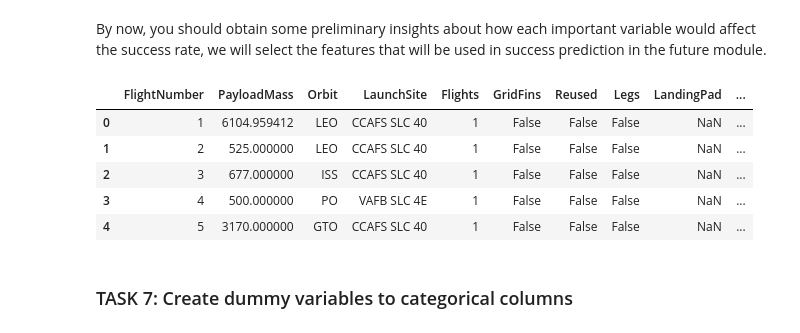
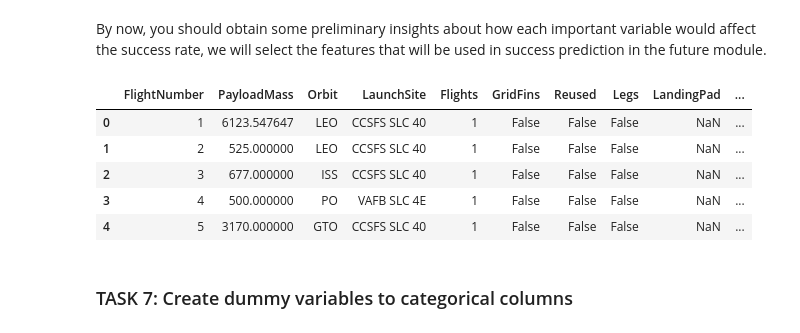
Before and after one commit to nooby17-jpg/spacey_vs_spacex, a Jupyter notebook: eda_data_visualization.ipynb, the cells around one changed output. Cells and saved outputs as stored; diff of their text form; code cells hidden in the pictures.

```diff
--- a/eda_data_visualization.ipynb
+++ b/eda_data_visualization.ipynb
@@ -51,7 +51,7 @@ import seaborn as sns
 # %% [markdown]
 First, let's read the SpaceX dataset into a Pandas dataframe and print its summary
 # %%
-df=pd.read_csv("https://cf-courses-data.s3.us.cloud-object-storage.appdomain.cloud/IBM-DS0321EN-SkillsNetwork/datasets/dataset_part_2.csv")
+df=pd.read_csv("dataset_part_2.csv")
 
 # If you were unable to complete the previous lab correctly you can uncomment and load this csv
 
@@ -189,15 +189,15 @@ you can observe that the sucess rate since 2013 kept increasing till 2020
 # %% [markdown]
 By now, you should obtain some preliminary insights about how each important variable would affect the success rate, we will select the features that will be used in success prediction in the future module.
 # %%
-features = df[['FlightNumber', 'PayloadMass', 'Orbit', 'LaunchSite', 'Flights', 'GridFins', 'Reused', 'Legs', 'LandingPad', 'Block', 'ReusedCount', 'Serial']]
+features = df[['FlightNumber', 'PayloadMass', 'Orbit', 'LaunchSite', 'Flights', 'GridFins', 'Reused', 'Legs', 'LandingPad', 'Block', 'ReusedCount', 'Serial', 'Class']]
 features.head()
 # %% [output]
 |  | FlightNumber | PayloadMass | Orbit | LaunchSite | Flights | GridFins | Reused | Legs | LandingPad | ... |
-| 0 | 1 | 6104.959412 | LEO | CCAFS SLC 40 | 1 | False | False | False | NaN | ... |
-| 1 | 2 | 525.000000 | LEO | CCAFS SLC 40 | 1 | False | False | False | NaN | ... |
-| 2 | 3 | 677.000000 | ISS | CCAFS SLC 40 | 1 | False | False | False | NaN | ... |
+| 0 | 1 | 6123.547647 | LEO | CCSFS SLC 40 | 1 | False | False | False | NaN | ... |
+| 1 | 2 | 525.000000 | LEO | CCSFS SLC 40 | 1 | False | False | False | NaN | ... |
+| 2 | 3 | 677.000000 | ISS | CCSFS SLC 40 | 1 | False | False | False | NaN | ... |
 | 3 | 4 | 500.000000 | PO | VAFB SLC 4E | 1 | False | False | False | NaN | ... |
-| 4 | 5 | 3170.000000 | GTO | CCAFS SLC 40 | 1 | False | False | False | NaN | ... |
+| 4 | 5 | 3170.000000 | GTO | CCSFS SLC 40 | 1 | False | False | False | NaN | ... |
 # %% [markdown]
 ### TASK  7: Create dummy variables to categorical columns
 # %% [markdown]
```
Also changed, not shown: parts of 8 cells of this notebook, 5 other files.
